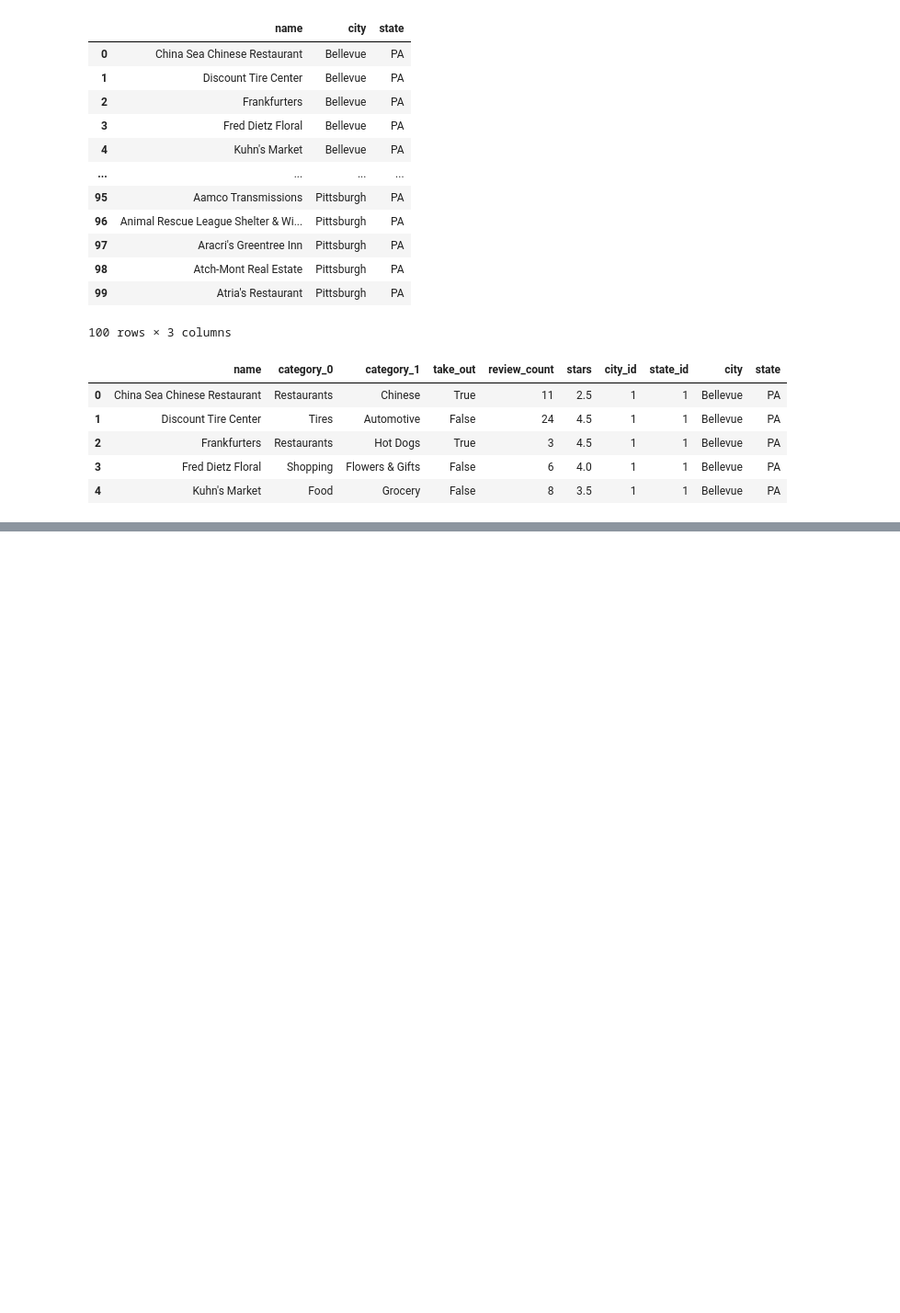
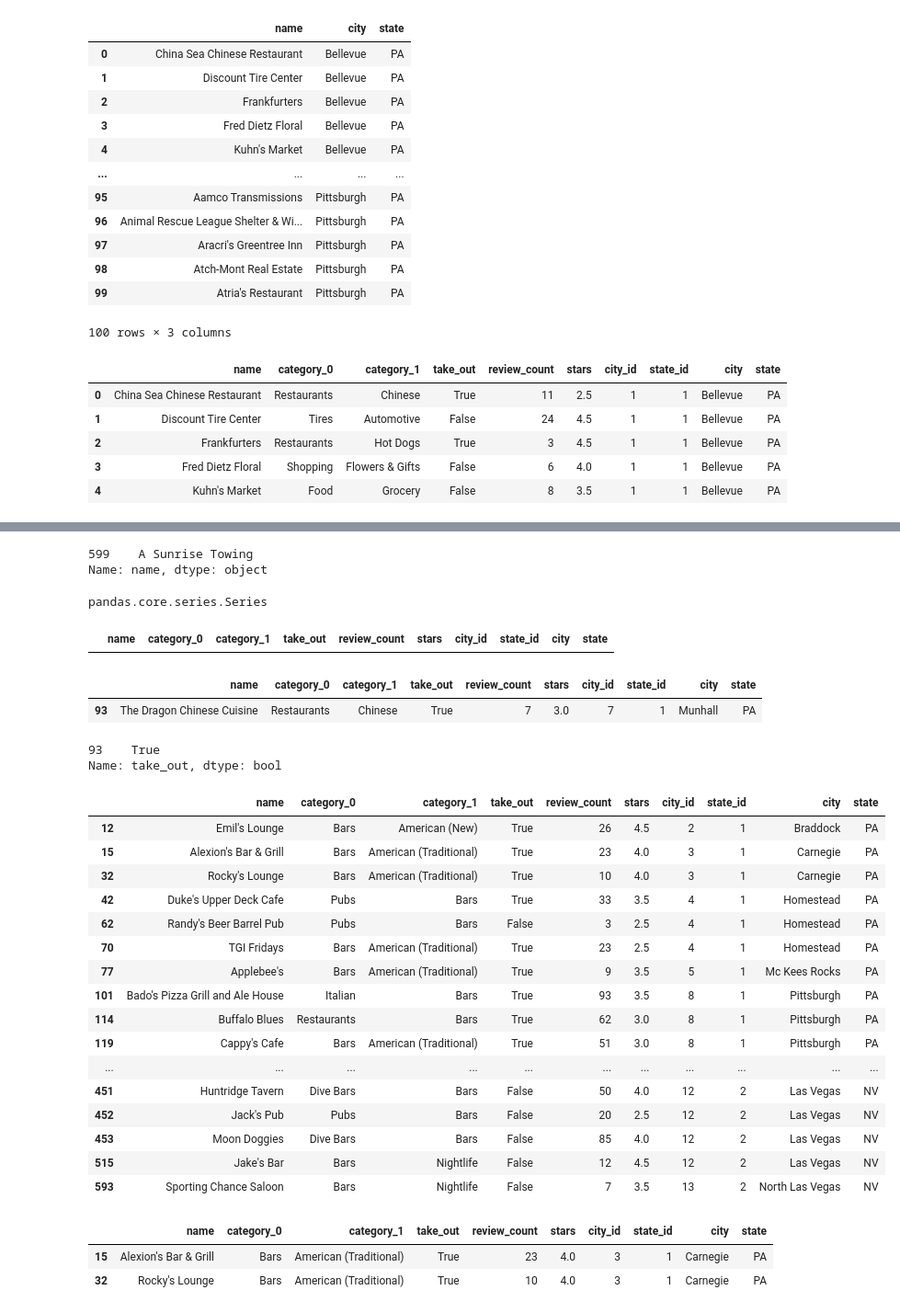
Before and after one commit to sowjumn/mleng, a Jupyter notebook: pandas/join_tables_tut.ipynb, the cells around one changed output, grey strips where cells are left out. Shown: that part at 92% size. Cells and saved outputs as stored; diff of their text form; code cells hidden in the pictures; blank space fills up the shorter version.

```diff
--- a/pandas/join_tables_tut.ipynb
+++ b/pandas/join_tables_tut.ipynb
@@ -89,0 +109,5 @@ df.head()
+# %%
+last_business["name"]
+# %% [output]
+599    A Sunrise Towing
+Name: name, dtype: object
@@ -89,0 +116,8 @@ df.head()
+# %%
+type(pitss)
+# %% [output]
+pandas.core.series.Series
+# %%
+df[pitss]
+# %% [output]
+|  | name | category_0 | category_1 | take_out | review_count | stars | city_id | state_id | city | state |
@@ -89,0 +126,33 @@ df.head()
+# %%
+df[rest]
+# %% [output]
+|  | name | category_0 | category_1 | take_out | review_count | stars | city_id | state_id | city | state |
+| 93 | The Dragon Chinese Cuisine | Restaurants | Chinese | True | 7 | 3.0 | 7 | 1 | Munhall | PA |
+# %%
+df[rest]["take_out"]
+# %% [output]
+93    True
+Name: take_out, dtype: bool
+# %%
+cat_0 = df["category_0"] == "Bars"
+cat_1 = df["category_1"] == "Bars"
+# %%
+df[cat_0 | cat_1]
+# %% [output]
+|  | name | category_0 | category_1 | take_out | review_count | stars | city_id | state_id | city | state |
+| 12 | Emil's Lounge | Bars | American (New) | True | 26 | 4.5 | 2 | 1 | Braddock | PA |
+| 15 | Alexion's Bar & Grill | Bars | American (Traditional) | True | 23 | 4.0 | 3 | 1 | Carnegie | PA |
+| 32 | Rocky's Lounge | Bars | American (Traditional) | True | 10 | 4.0 | 3 | 1 | Carnegie | PA |
+| 42 | Duke's Upper Deck Cafe | Pubs | Bars | True | 33 | 3.5 | 4 | 1 | Homestead | PA |
+| 62 | Randy's Beer Barrel Pub | Pubs | Bars | False | 3 | 2.5 | 4 | 1 | Homestead | PA |
+| 70 | TGI Fridays | Bars | American (Traditional) | True | 23 | 2.5 | 4 | 1 | Homestead | PA |
+| 77 | Applebee's | Bars | American (Traditional) | True | 9 | 3.5 | 5 | 1 | Mc Kees Rocks | PA |
+| 101 | Bado's Pizza Grill and Ale House | Italian | Bars | True | 93 | 3.5 | 8 | 1 | Pittsburgh | PA |
+| 114 | Buffalo Blues | Restaurants | Bars | True | 62 | 3.0 | 8 | 1 | Pittsburgh | PA |
+| 119 | Cappy's Cafe | Bars | American (Traditional) | True | 51 | 3.0 | 8 | 1 | Pittsburgh | PA |
+| ... | ... | ... | ... | ... | ... | ... | ... | ... | ... | ... |
+| 451 | Huntridge Tavern | Dive Bars | Bars | False | 50 | 4.0 | 12 | 2 | Las Vegas | NV |
+| 452 | Jack's Pub | Pubs | Bars | False | 20 | 2.5 | 12 | 2 | Las Vegas | NV |
+| 453 | Moon Doggies | Dive Bars | Bars | False | 85 | 4.0 | 12 | 2 | Las Vegas | NV |
+| 515 | Jake's Bar | Bars | Nightlife | False | 12 | 4.5 | 12 | 2 | Las Vegas | NV |
+| 593 | Sporting Chance Saloon | Bars | Nightlife | False | 7 | 3.5 | 13 | 2 | North Las Vegas | NV |
@@ -89,0 +161,6 @@ df.head()
+# %%
+df[(cat_0 | cat_1) & carnegie]
+# %% [output]
+|  | name | category_0 | category_1 | take_out | review_count | stars | city_id | state_id | city | state |
+| 15 | Alexion's Bar & Grill | Bars | American (Traditional) | True | 23 | 4.0 | 3 | 1 | Carnegie | PA |
+| 32 | Rocky's Lounge | Bars | American (Traditional) | True | 10 | 4.0 | 3 | 1 | Carnegie | PA |
```
Also changed, not shown: parts of 8 cells of this notebook, 1 other file.
